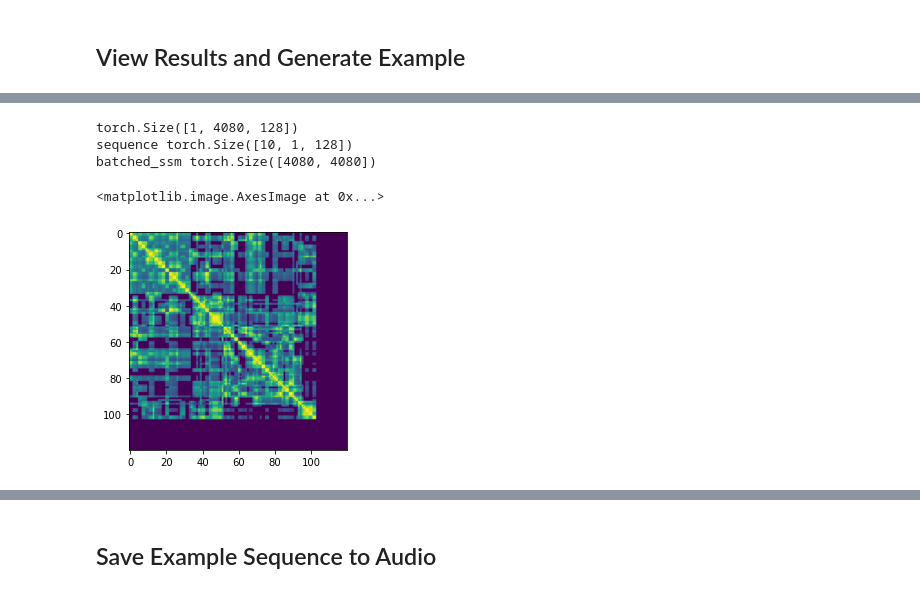
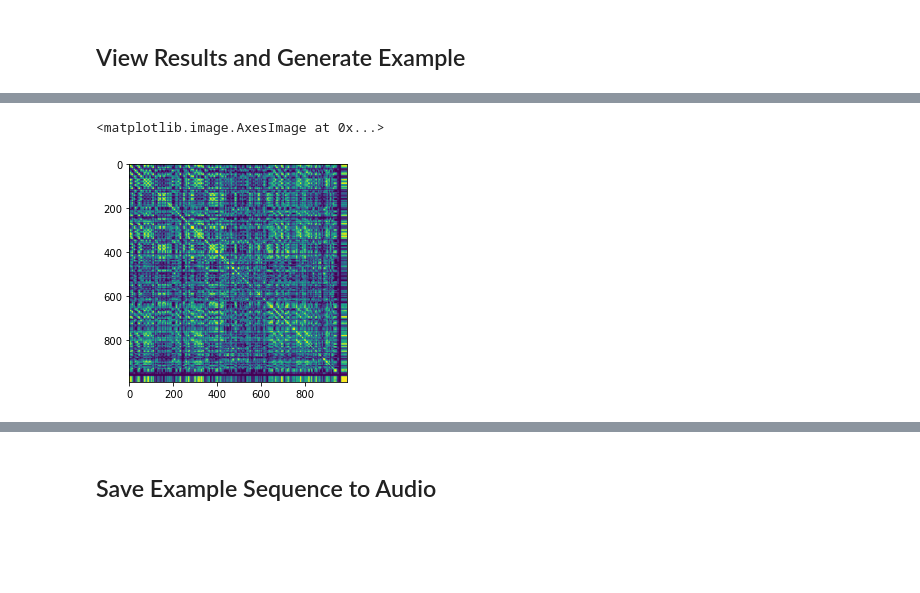
Before and after one commit to valerizabby/sing-learned-structure, a Jupyter notebook: att_lstm_and_generation.ipynb, the cells around one changed output, grey strips where cells are left out. Drawn from its saved outputs; the diff is of its cells as text; code cells hidden in the pictures; blank space fills up the shorter version.

```diff
--- a/att_lstm_and_generation.ipynb
+++ b/att_lstm_and_generation.ipynb
@@ -602,17 +610,13 @@ def generate_n_pieces_revised(trainer, initial_vectors, n_pieces, length, batche
 # %%
 # create example
 indices = [-100]  # which source piece
-new_gen = generate_n_examples_revised(trainer, n=1, length=500, starter_notes=10, piece_inds=indices)
+new_gen = trainer.generate_n_examples(n=1, length=500, starter_notes=10, piece_inds=indices)
-# %% [output]
-torch.Size([1, 4080, 128])
-sequence torch.Size([10, 1, 128])
-batched_ssm torch.Size([4080, 4080])
 # %%
 # show SSM for first piece
-plt.imshow(SSM(data[index][0]))
+plt.imshow(SSM(data[indices[0]][0]))
 # %% [output]
 <matplotlib.image.AxesImage at 0x...>
-[figure, old version]
+[figure, new version]
 # %%
 # show SSM for new piece
 plt.imshow(SSM(new_gen.squeeze()))
```
Also changed, not shown: parts of 11 cells of this notebook, 2 other files.
